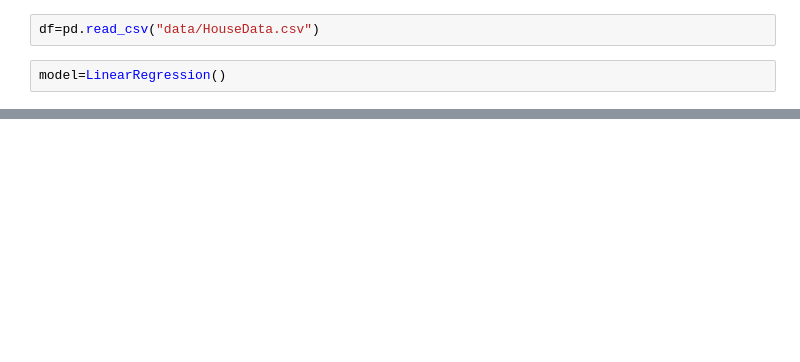
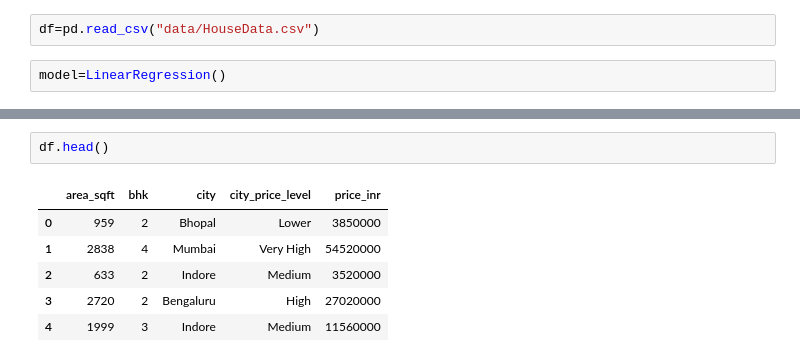
Before and after one commit to sourabhrajput7489-glitch/learn, a Jupyter notebook: main.ipynb, the cells around one changed output, grey strips where cells are left out. Saved outputs shown, nothing was run; the diff lists cells and outputs as text; blank space fills up the shorter version.

```diff
--- a/main.ipynb
+++ b/main.ipynb
@@ -14,0 +26,9 @@ model=LinearRegression()
+# %%
+df.head()
+# %% [output]
+|  | area_sqft | bhk | city | city_price_level | price_inr |
+| 0 | 959 | 2 | Bhopal | Lower | 3850000 |
+| 1 | 2838 | 4 | Mumbai | Very High | 54520000 |
+| 2 | 633 | 2 | Indore | Medium | 3520000 |
+| 3 | 2720 | 2 | Bengaluru | High | 27020000 |
+| 4 | 1999 | 3 | Indore | Medium | 11560000 |
```
Also changed, not shown: parts of 19 cells of this notebook, 1 other file.
